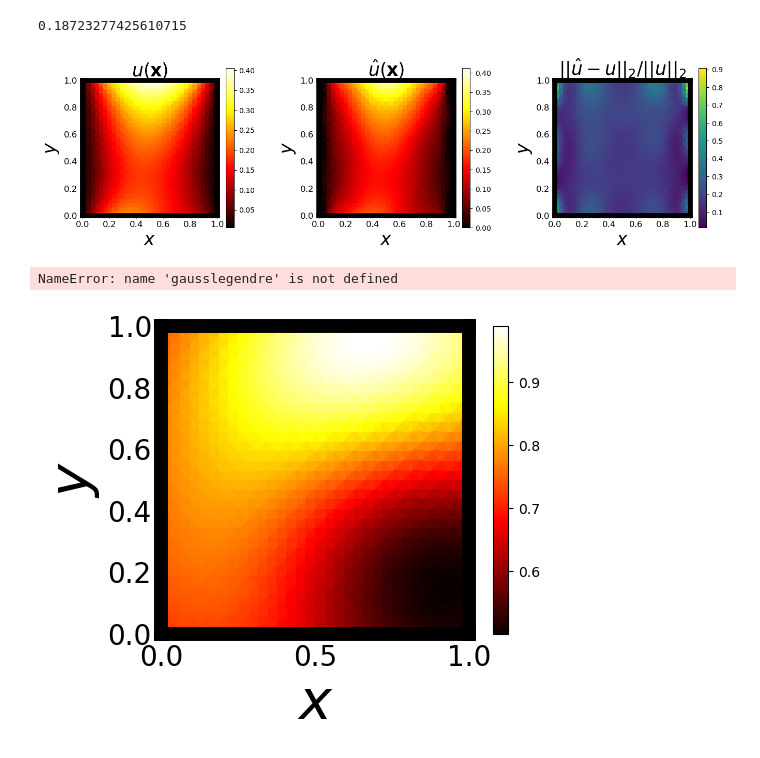
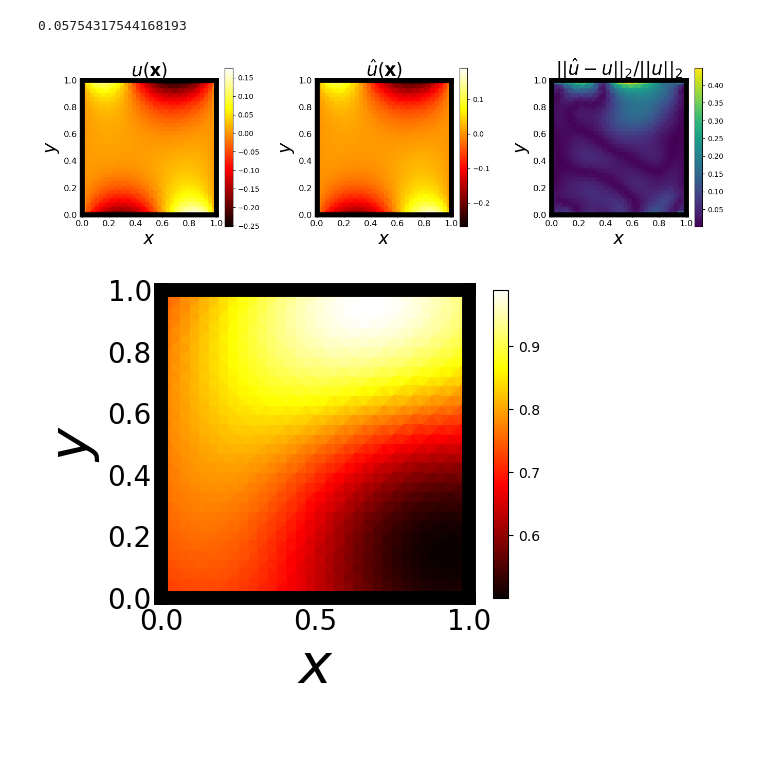
Before and after one commit to JoostHMPrins/ngo, a Jupyter notebook: analysisnotebooks/hc2dpredictions.ipynb, the cells around one changed output. Cells and saved outputs as stored; diff of their text form; code cells hidden in the pictures.

```diff
--- a/analysisnotebooks/hc2dpredictions.ipynb
+++ b/analysisnotebooks/hc2dpredictions.ipynb
@@ -197,10 +195,9 @@ from NGO import NGO
 
 logdir = '../../../nnlogs'
 
-sublogdir = 'test'
+sublogdir = 'NGO_VarMiON_DeepONet'
 map_location = 'cpu'
-model = loadmodelfromlabel(model=NGO, label='BSplines', logdir=logdir, sublogdir=sublogdir, map_location=map_location)
-
+model = loadmodelfromlabel(model=NGO, label='NGO12x12', logdir=logdir, sublogdir=sublogdir, map_location=map_location)
 # sublogdir = 'DeepONet'
 # map_location = 'cpu'
 # model = loadmodelfromlabel(model=NGO, label='DeepONet', logdir=logdir, sublogdir=sublogdir, map_location=map_location)
@@ -211,8 +208,9 @@ f = fset.grfs_ngo[i]
 etab = etabset.grfs_ngo[i]
 etat = etatset.grfs_ngo[i]
 
-model.hparams['Q'] = 1000
-u_hat = model.simforward_FEM(theta, f, etab, etat, x)
+# model.hparams['Q'] = 1000
+# u_hat = model.simforward_FEM(theta, f, etab, etat, x)
+u_hat = model.simforward(theta, f, etab, etat, x)
 # mus = model.mus[0].detach().numpy()
 # sigmas = torch.exp(model.log_sigmas[0]).detach().numpy()
 
@@ -250,32 +248,32 @@ ax.set_ylabel(r'$y$', fontsize=size_axeslabels)
 ax.set_xlim(0,1)
 ax.set_ylim(0,1)
 ax.set_aspect('equal')
 plt.setp(ax.spines.values(), lw=box_lw, color='black', alpha=1);
 plt.colorbar(fig)
 
 ax = axs[2]
 fig = ax.tripcolor(x[:,0], x[:,1], np.sqrt((u_hat - u_array[i])**2)/np.average(np.sqrt(u_array[i]**2)))#, norm=matplotlib.colors.LogNorm())
 ax.set_title(r"$||\hat{u} - {u}||_{2}/||u||_{2}$", fontsize=size_title)
 ax.tick_params(axis='both', labelsize=size_ticklabels)
 ax.ticklabel_format(style='sci', scilimits=[-3,3])
 ax.set_xlabel(r'$x$', fontsize=size_axeslabels)
 ax.set_ylabel(r'$y$', fontsize=size_axeslabels)
 ax.set_xlim(0,1)
 ax.set_ylim(0,1)
 ax.set_aspect('equal')
 plt.setp(ax.spines.values(), lw=box_lw, color='black', alpha=1);
 plt.colorbar(fig)
 
 # plt.savefig("NGOprediction.svg", bbox_inches='tight', transparent=True)
 
 L2 = np.average(np.sqrt((u_hat - u_array[i])**2))
 L2_scaled = L2/np.average(np.sqrt(u_array[i]**2))
 print(L2_scaled)
 # APE = np.abs((u_hat - u)/u)
 # APE[APE==np.inf] = np.nan
 # MAPE = np.nanmean(APE)
 # print('MAPE: '+(str(MAPE)))
 # # plt.savefig("nonzeroN.pdf", bbox_inches='tight')
 # %% [output]
-0.18723277425610715
+0.05754317544168193
-[figure, old version]
+[figure, new version]
@@ -301,7 +280,3 @@ def quadrature(deg):
-# %%
-quadrature(3)
-# %% [output]
-NameError: name 'gausslegendre' is not defined
 # %%
 ###### size_title = 25
 size_ticklabels = 20
```
Also changed, not shown: parts of 5 cells of this notebook, 2 other files.
